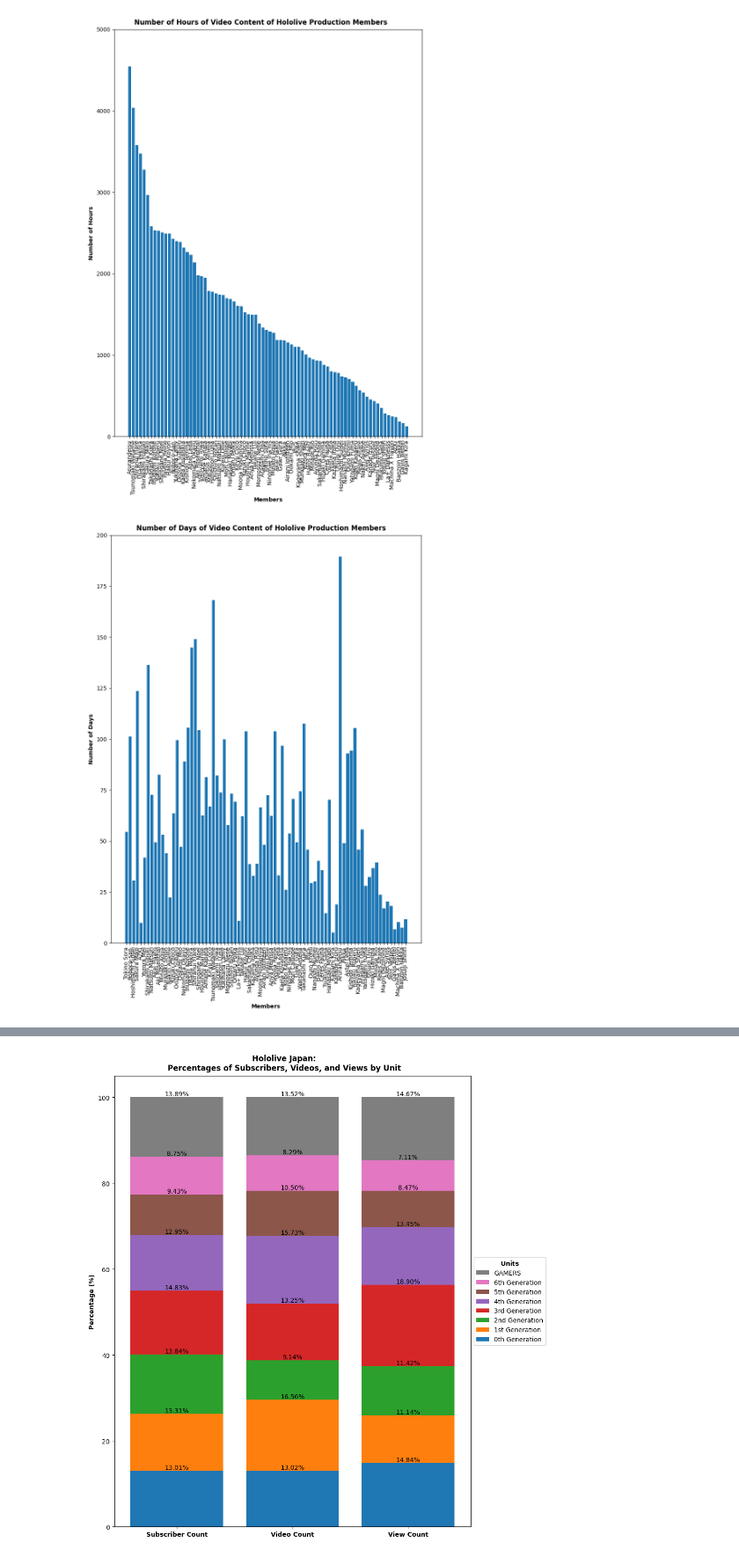
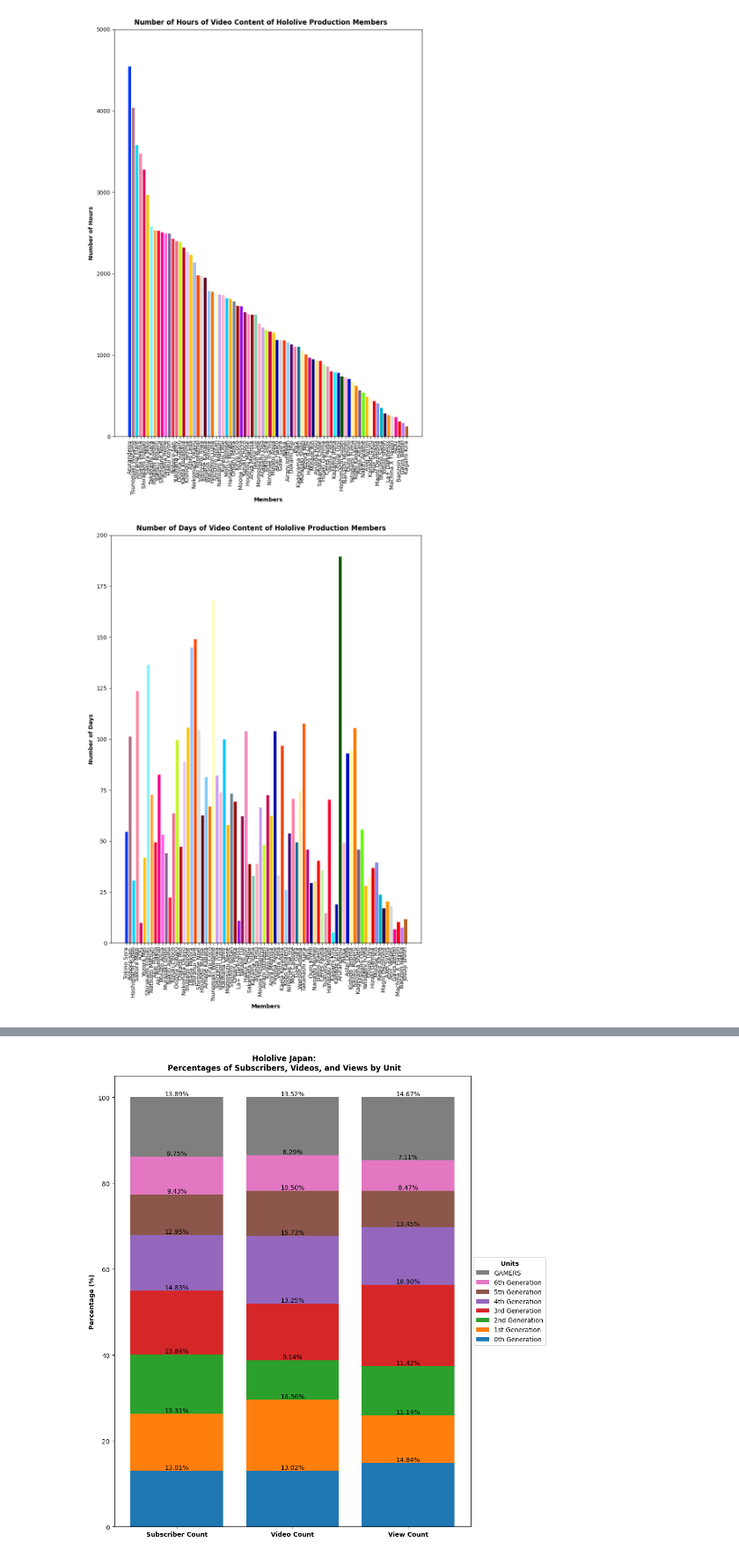
Before and after one commit to Johnson-Tung/holoAnalytics, a Jupyter notebook: scripts/sample_visuals.ipynb, the cells around one changed output, grey strips where cells are left out. Shown at 88% size. Cells and saved outputs as stored; diff of their text form; code cells hidden in the pictures.

Commit message:
feat(upgrade): update sample visuals notebook
Update the notebook to use new feature(s), e.g. colour support for
certain plotting functions.

```diff
--- a/scripts/sample_visuals.ipynb
+++ b/scripts/sample_visuals.ipynb
@@ -9,6 +9,8 @@ member_data = importing.import_member_data()
 member_channel_data = importing.import_channel_data()
 member_video_data = importing.import_video_data()
 
+member_plot_colours = importing.import_member_plot_colours()
+
 member_channel_data, member_video_data = reformatting.reformat_datetimes(member_channel_data, member_video_data)
 
 GROUPS_BRANCHES_UNITS = importing.get_groups_branches_units(member_data)
@@ -19,9 +21,11 @@ plotting.channel_stats_correlation(member_data, member_channel_data)
 # %%
-plotting.total_video_duration(member_data, member_channel_data['channel_video_summary'], sort='descending')
+plotting.total_video_duration(member_data, member_channel_data['channel_video_summary'], sort='descending',
+                              colours=member_plot_colours)
 # %% [output]
-[figure, old version]
+[figure, new version]
 # %%
-plotting.total_video_duration(member_data, member_channel_data['channel_video_summary'], unit_time='days')
+plotting.total_video_duration(member_data, member_channel_data['channel_video_summary'],
+                              unit_time='days', colours=member_plot_colours)
 # %% [output]
-[figure, old version]
+[figure, new version]
 # %%
```
Also changed, not shown: parts of 2 cells of this notebook.
